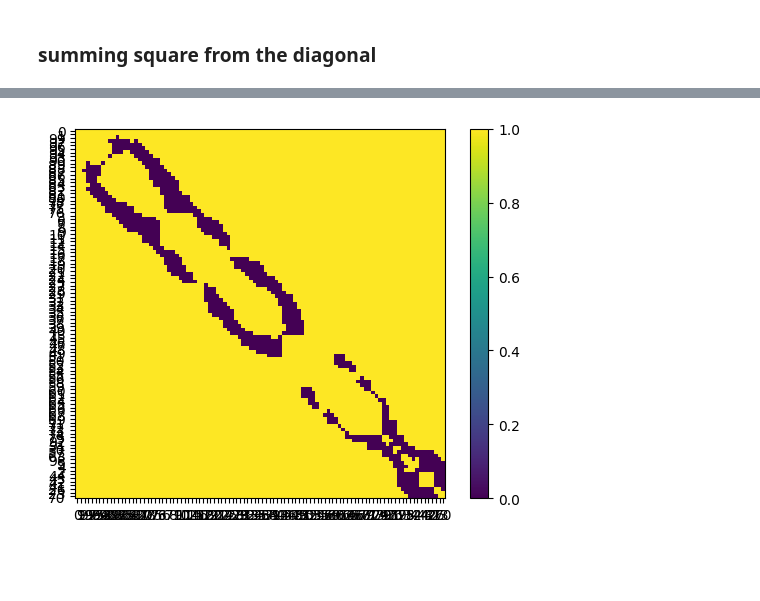
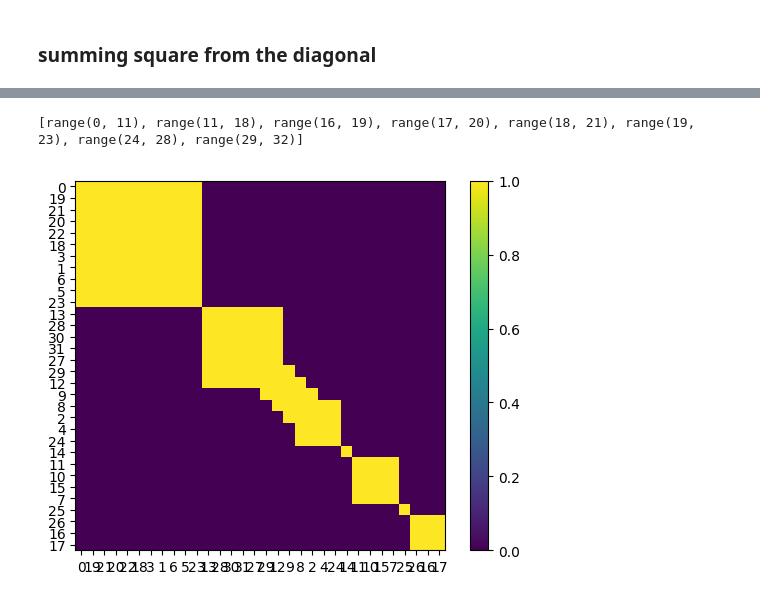
Before and after one commit to xiao278/svd_applications, a Jupyter notebook: community_detection_implementation.ipynb, the cells around one changed output, grey strips where cells are left out. Saved outputs shown, nothing was run; the diff lists cells and outputs as text; code cells hidden in the pictures; blank space fills up the shorter version.

Commit message:
implemented clustering using weighted welford updates

```diff
--- a/community_detection_implementation.ipynb
+++ b/community_detection_implementation.ipynb
@@ -78,9 +79,9 @@ def draw_graph(A:np.ndarray, group_labels=None, top_nodes=None):
 #     5: [4,0]
 # }
 
-# AL = nx.to_dict_of_lists(nx.davis_southern_women_graph())
+AL = nx.to_dict_of_lists(nx.davis_southern_women_graph())
 # AL = nx.to_dict_of_lists(nx.karate_club_graph())
-AL = nx.to_dict_of_lists(nx.watts_strogatz_graph(n=100, k=6, p=0.05))
+# AL = nx.to_dict_of_lists(nx.watts_strogatz_graph(n=100, k=6, p=0.05))
 
 # top_nodes, bottom_nodes = bipartite.sets(nx.davis_southern_women_graph())
 
@@ -263,15 +178,11 @@ sns.lineplot(var_values[left_idx:])
 # %%
-n = CM_var.shape[0]
-cluster_structure_test = np.zeros(CM_var.shape)
-for idx in sorted_indexes[left_idx:]:
-    r = idx // n
-    c = idx % n
-    cluster_structure_test[r,c] = 1
-    cluster_structure_test[c,r] = 1
-plt.imshow(cluster_structure_test, cmap='viridis')
+cluster_result = detect_cluster_structure(CM_REORDERED)
+print(find_clusters(cluster_result))
+plt.imshow(cluster_result, cmap='viridis')
 plt.xticks(range(len(INDEX)), INDEX)
 plt.yticks(range(len(INDEX)), INDEX)
 plt.colorbar()
 plt.show()
 # %% [output]
+[range(0, 11), range(11, 18), range(16, 19), range(17, 20), range(18, 21), range(19, 23), range(24, 28), range(29, 32)]
-[figure, old version]
+[figure, new version]
```
Also changed, not shown: parts of 16 cells of this notebook, 5 other files.
